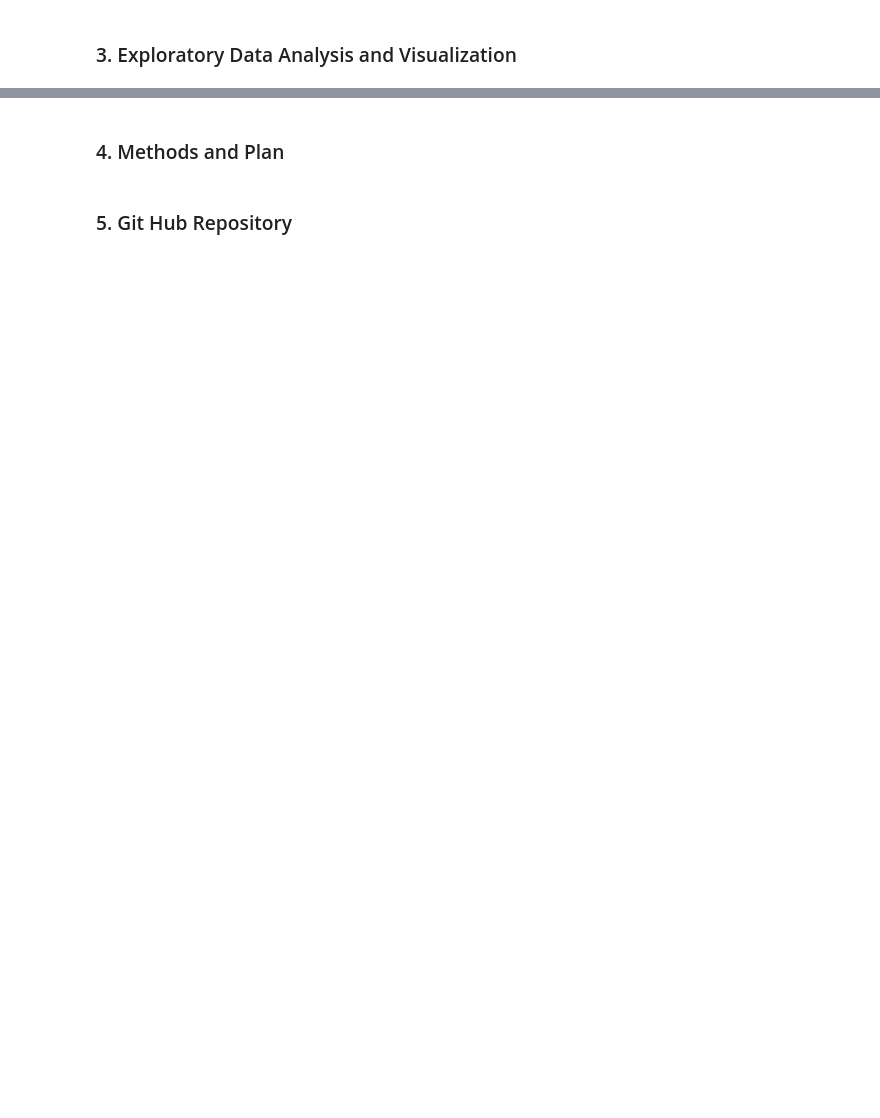
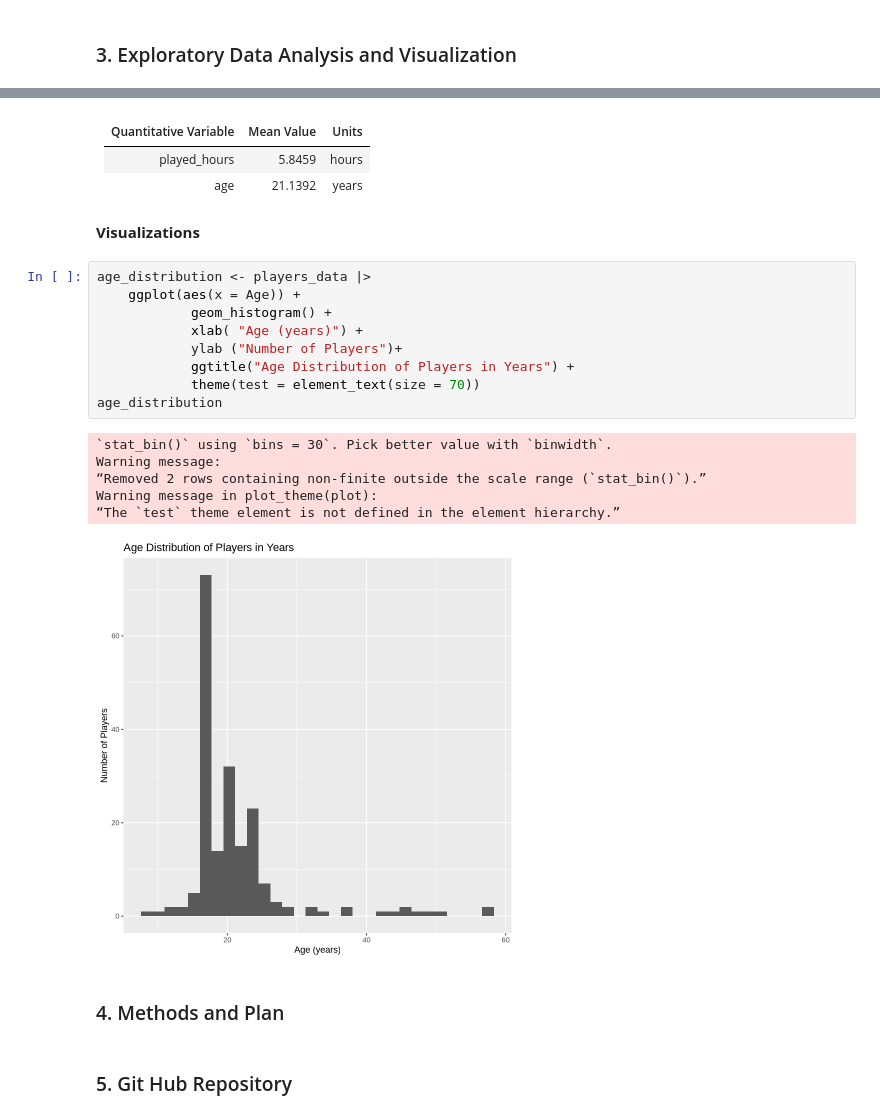
Before and after one commit to emilyk-05/individual_project_planning, a Jupyter notebook: individual_project_planning.ipynb, the cells around one changed output, grey strips where cells are left out. Drawn from its saved outputs; the diff is of its cells as text; blank space fills up the shorter version.

Commit message:
Summary Statistics and Visualizations
Calculated summary statistics for quantitative values of players_data and created age distribution visualization. Next time work on creating more visualizations.

```diff
--- a/individual_project_planning.ipynb
+++ b/individual_project_planning.ipynb
@@ -70,3 +107,26 @@ ERROR: Error in Head(sessions_data): could not find function "Head"
+# %% [markdown]
+|Quantitative Variable |Mean Value | Units |
+|----------------------|-----------|-------|
+|played_hours          |  5.8459   | hours |
+|age                   | 21.1392   | years |
+# %% [markdown]
+**Visualizations**
+# %%
+age_distribution <- players_data |>
+    ggplot(aes(x = Age)) +
+            geom_histogram() +
+            xlab( "Age (years)") +
+            ylab ("Number of Players")+
+            ggtitle("Age Distribution of Players in Years") +
+            theme(test = element_text(size = 70))
+age_distribution
+# %% [output]
+`stat_bin()` using `bins = 30`. Pick better value with `binwidth`.
+Warning message:
+“Removed 2 rows containing non-finite outside the scale range (`stat_bin()`).”
+Warning message in plot_theme(plot):
+“The `test` theme element is not defined in the element hierarchy.”
+[figure, added]
 # %% [markdown]
 ### 4. Methods and Plan
 # %% [markdown]
```
Also changed, not shown: parts of 9 cells of this notebook.
